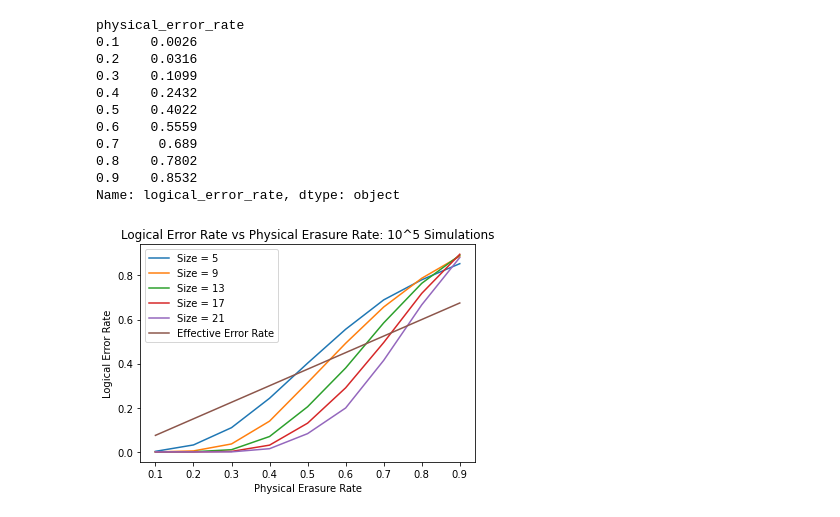
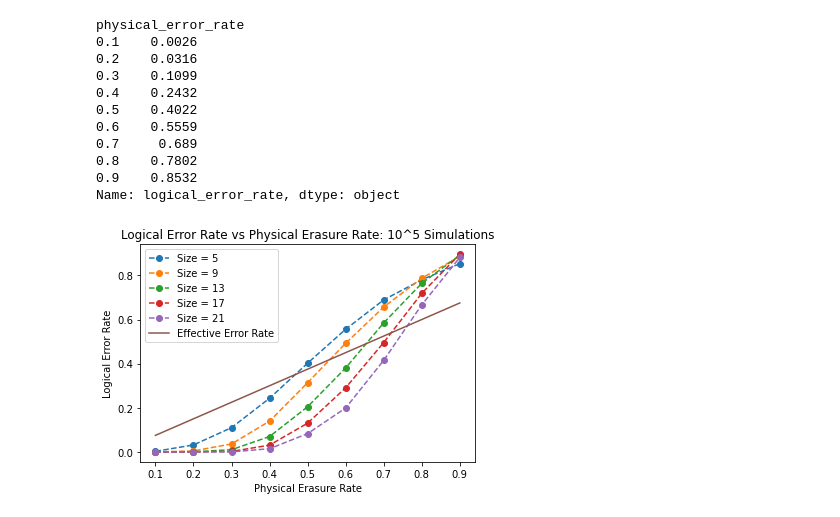
Before and after one commit to jh-lor/erasure_decoder, a Jupyter notebook: plot.ipynb, the cells around one changed output. Drawn from its saved outputs; the diff is of its cells as text; code cells hidden in the pictures.

```diff
--- a/plot.ipynb
+++ b/plot.ipynb
@@ -41,14 +41,14 @@ Name: logical_error_rate, dtype: object
 # %%
 plt.figure()
 physical_error_rate = sorted(list(set(df.index.get_level_values("physical_error_rate"))))
 plt.title("Logical Error Rate vs Physical Erasure Rate: 10^5 Simulations")
 plt.xlabel("Physical Erasure Rate")
 plt.ylabel("Logical Error Rate")
 for size in sorted(list(set(df.index.get_level_values("size")))):
-    plt.plot(physical_error_rate,df.loc[size, "logical_error_rate"], label = f"Size = {size}")
+    plt.plot(physical_error_rate,df.loc[size, "logical_error_rate"], "--o", label = f"Size = {size}")
 plt.plot(physical_error_rate, df.loc[size,"effective_error_rate"], label = "Effective Error Rate")
 plt.legend()
 plt.savefig(f"{file}.jpg")
 plt.show()
 # %% [output]
-[figure, old version]
+[figure, new version]
```
Also changed, not shown: 1 other file.
